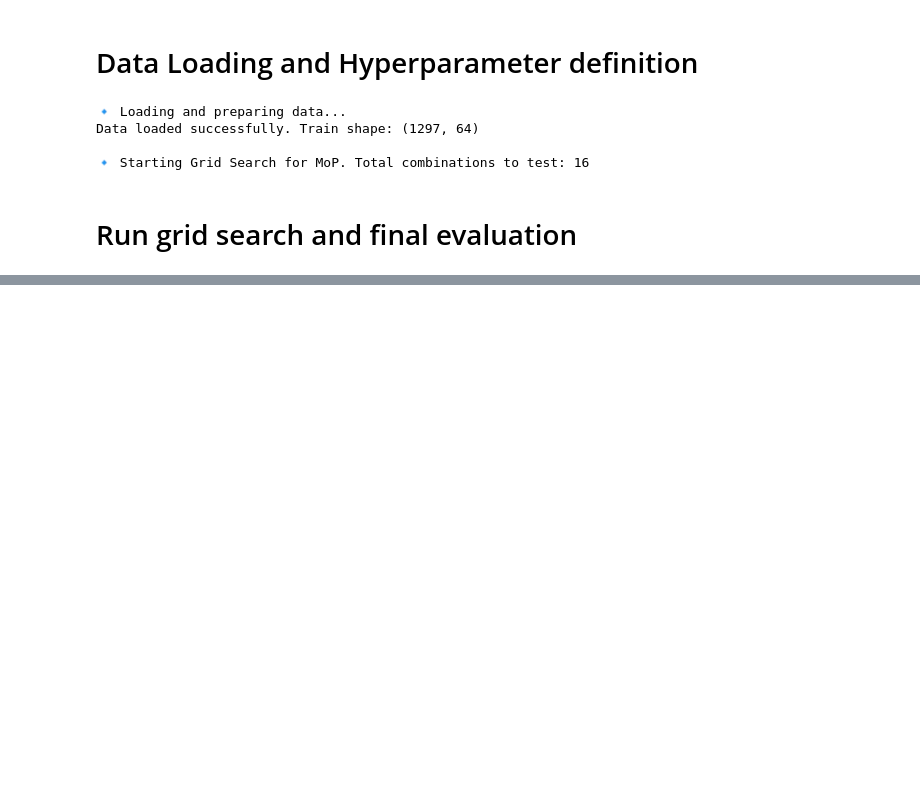
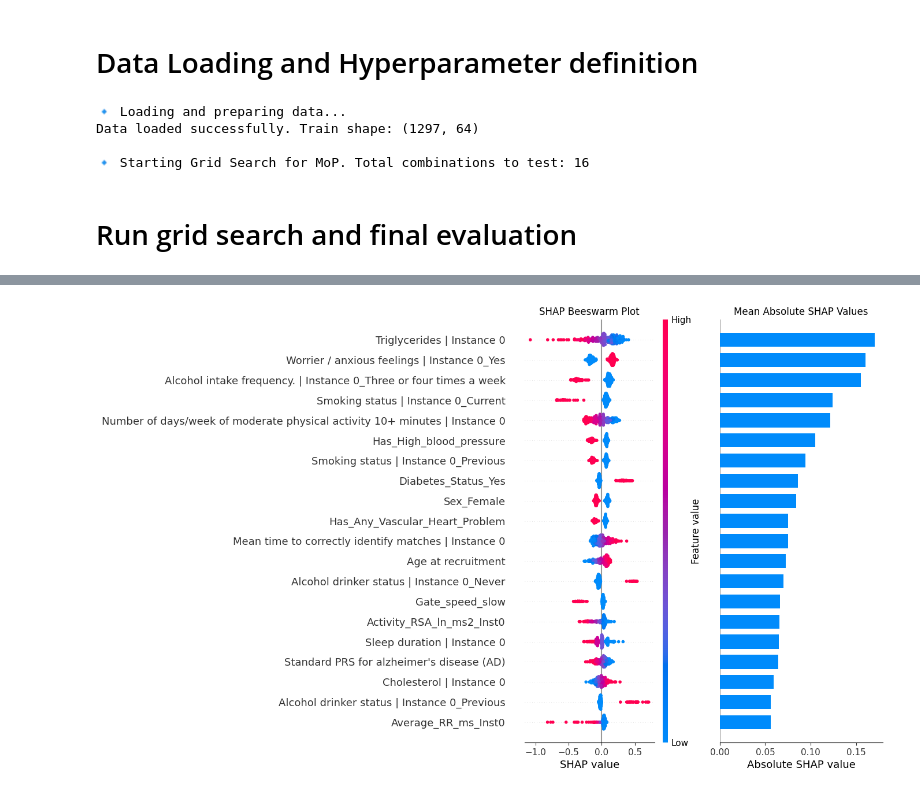
Before and after one commit to skassen2/honours_research, a Jupyter notebook: hyperparameter_tunning/Mop_tunning_fulldataset.ipynb, the cells around one changed output, grey strips where cells are left out. Saved outputs shown, nothing was run; the diff lists cells and outputs as text; code cells hidden in the pictures; blank space fills up the shorter version.

Commit message:
performed shap on models, ignore shap folder

```diff
--- a/hyperparameter_tunning/Mop_tunning_fulldataset.ipynb
+++ b/hyperparameter_tunning/Mop_tunning_fulldataset.ipynb
@@ -255,6 +255,85 @@ Retraining the best MoP model on combined Train+Validation data...
 # %%
-# save model
-model_save_path = 'best_mop_fulldataset.pth'
-torch.save(final_model.state_dict(), model_save_path)
-print(f"\n✅ Best MoE model saved to '{model_save_path}'")
+import shap
+import matplotlib.pyplot as plt
+from matplotlib.gridspec import GridSpec
+
+# ===================================================================
+# SHAP Analysis of the Final, Best Model
+# ===================================================================
+# This block should be run after the hyperparameter tuning is complete.
+# It uses the 'final_model' and the scaled data from the previous cell.
+# ===================================================================
+
+print("\n\n" + "="*40 + "\n🚀 Starting SHAP Analysis for the Best Model\n" + "="*40)
+
+# --- 1. Prepare the model and data for SHAP ---
+device = 'cuda' if torch.cuda.is_available() else 'cpu'
+
+# The final_model is already trained and on the correct device.
+# We just need to ensure it's in evaluation mode.
+final_model.eval()
+
+# SHAP needs a background dataset to compute expected values.
+# We'll use a sample of the training data for this.
+background_sample = shap.sample(X_train_scaled, 100)
+background_tensor = torch.from_numpy(background_sample).float().to(device)
+
+# We will explain the model's predictions on the test set.
+test_tensor = torch.from_numpy(X_test_scaled).float().to(device)
+
+# --- 2. Create a wrapper for the SHAP explainer ---
+# This ensures SHAP correctly handles the PyTorch model.
+class ShapModelWrapper(nn.Module):
+    def __init__(self, model):
+        super(ShapModelWrapper, self).__init__()
+        self.model = model
+
+    def forward(self, x):
+        # Temporarily switch to train() mode for the forward pass
+        # to allow the backward pass required by the explainer.
+        self.model.train()
+
+        # The MoP model expects a 3D tensor with a sequence length of 1.
+        pred, _, _ = self.model(x.unsqueeze(1))
+        return pred.squeeze(1)
+
+shap_model_wrapper = ShapModelWrapper(final_model)
+
+# Explicitly move the entire wrapper (including the model inside it) to the correct device.
+shap_model_wrapper.to(device)
+
+
+# --- 3. Calculate SHAP values ---
+# We use GradientExplainer, which is robust for this type of model.
+explainer = shap.GradientExplainer(shap_model_wrapper, background_tensor)
+
+print("Calculating SHAP values... (This may take a moment)")
+shap_values = explainer.shap_values(test_tensor)
+
+# --- 4. Generate and display the summary plots ---
+print("\n--- SHAP Summary Plots ---")
+# For binary classification, we plot the SHAP values for the positive class (class 1)
+
+# --- THIS IS THE FIX: Manually create subplots and control each one ---
+fig, axes = plt.subplots(1, 2, figsize=(15, 8))
+
+# Plot 1: Beeswarm Plot
+# Use plt.sca to set the current axis for SHAP to draw on
+plt.sca(axes[0])
+shap.summary_plot(shap_values[1], features=X_test_scaled, feature_names=X.columns, plot_type="dot", show=False)
+axes[0].set_title("SHAP Beeswarm Plot")
+axes[0].set_xlabel("SHAP value")
+
+# Plot 2: Bar Plot (Mean absolute values)
+plt.sca(axes[1])
+shap.summary_plot(shap_values[1], features=X_test_scaled, feature_names=X.columns, plot_type="bar", show=False)
+axes[1].set_title("Mean Absolute SHAP Values")
+# Manually remove the y-axis labels from the second plot
+axes[1].set_ylabel('')
+axes[1].set_yticklabels([])
+axes[1].set_xlabel("Absolute SHAP value")
+
+# Use the figure's tight_layout method for a final adjustment
+fig.tight_layout()
+plt.show()
 # %% [output]
@@ -261,0 +348 @@ print(f"\n✅ Best MoE model saved to '{model_save_path}'")
+[figure, added]
```
Also changed, not shown: parts of 2 cells of this notebook, 11 other files.
